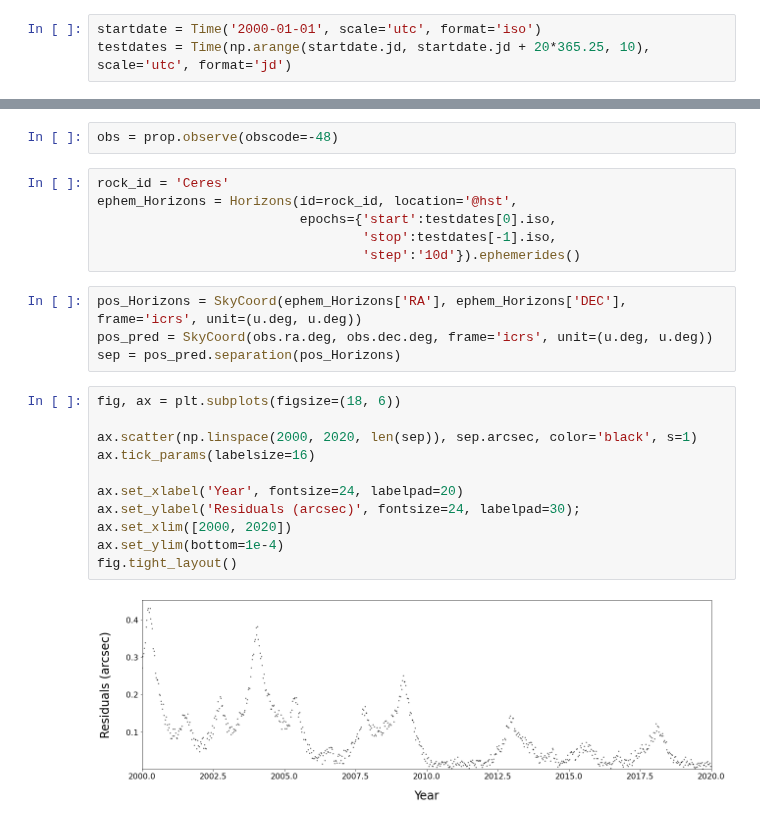
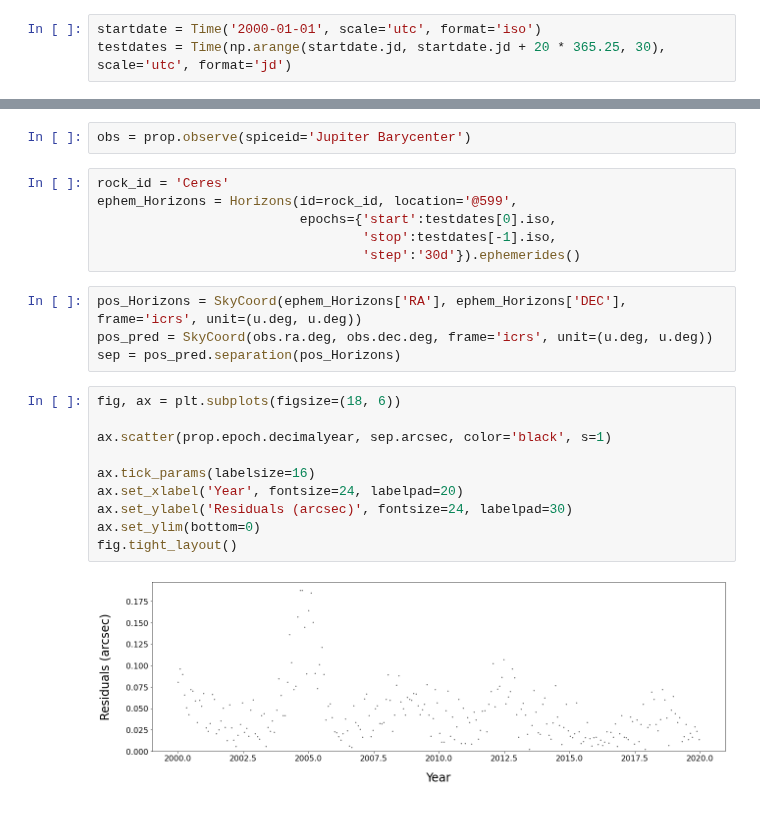
Before and after one commit to kjnapier/spacerocks, a Jupyter notebook: Ceres.ipynb, the cells around one changed output, grey strips where cells are left out. Drawn from its saved outputs; the diff is of its cells as text.

```diff
--- a/Ceres.ipynb
+++ b/Ceres.ipynb
@@ -43,18 +43,18 @@ rock = SpaceRock(a=2.765985763166805E+00,
                  units=units)
 # %%
 startdate = Time('2000-01-01', scale='utc', format='iso')
-testdates = Time(np.arange(startdate.jd, startdate.jd + 20*365.25, 10), scale='utc', format='jd')
+testdates = Time(np.arange(startdate.jd, startdate.jd + 20 * 365.25, 30), scale='utc', format='jd')
 # %%
 units.timescale = 'utc'
 prop, planets, sim = rock.propagate(epochs=testdates.jd, model=2, units=units)
 # %%
-obs = prop.observe(obscode=-48)
+obs = prop.observe(spiceid='Jupiter Barycenter')
 # %%
 rock_id = 'Ceres'
-ephem_Horizons = Horizons(id=rock_id, location='@hst',
+ephem_Horizons = Horizons(id=rock_id, location='@599',
                           epochs={'start':testdates[0].iso,
                                   'stop':testdates[-1].iso,
-                                  'step':'10d'}).ephemerides()
+                                  'step':'30d'}).ephemerides()
 # %%
 pos_Horizons = SkyCoord(ephem_Horizons['RA'], ephem_Horizons['DEC'], frame='icrs', unit=(u.deg, u.deg))
 pos_pred = SkyCoord(obs.ra.deg, obs.dec.deg, frame='icrs', unit=(u.deg, u.deg))
@@ -62,13 +62,12 @@ sep = pos_pred.separation(pos_Horizons)
 # %%
 fig, ax = plt.subplots(figsize=(18, 6))
 
-ax.scatter(np.linspace(2000, 2020, len(sep)), sep.arcsec, color='black', s=1)
+ax.scatter(prop.epoch.decimalyear, sep.arcsec, color='black', s=1)
+
 ax.tick_params(labelsize=16)
-
 ax.set_xlabel('Year', fontsize=24, labelpad=20)
-ax.set_ylabel('Residuals (arcsec)', fontsize=24, labelpad=30);
-ax.set_xlim([2000, 2020])
-ax.set_ylim(bottom=1e-4)
+ax.set_ylabel('Residuals (arcsec)', fontsize=24, labelpad=30)
+ax.set_ylim(bottom=0)
 fig.tight_layout()
 # %% [output]
-[figure, old version]
+[figure, new version]
```
Also changed, not shown: 5 other files.
